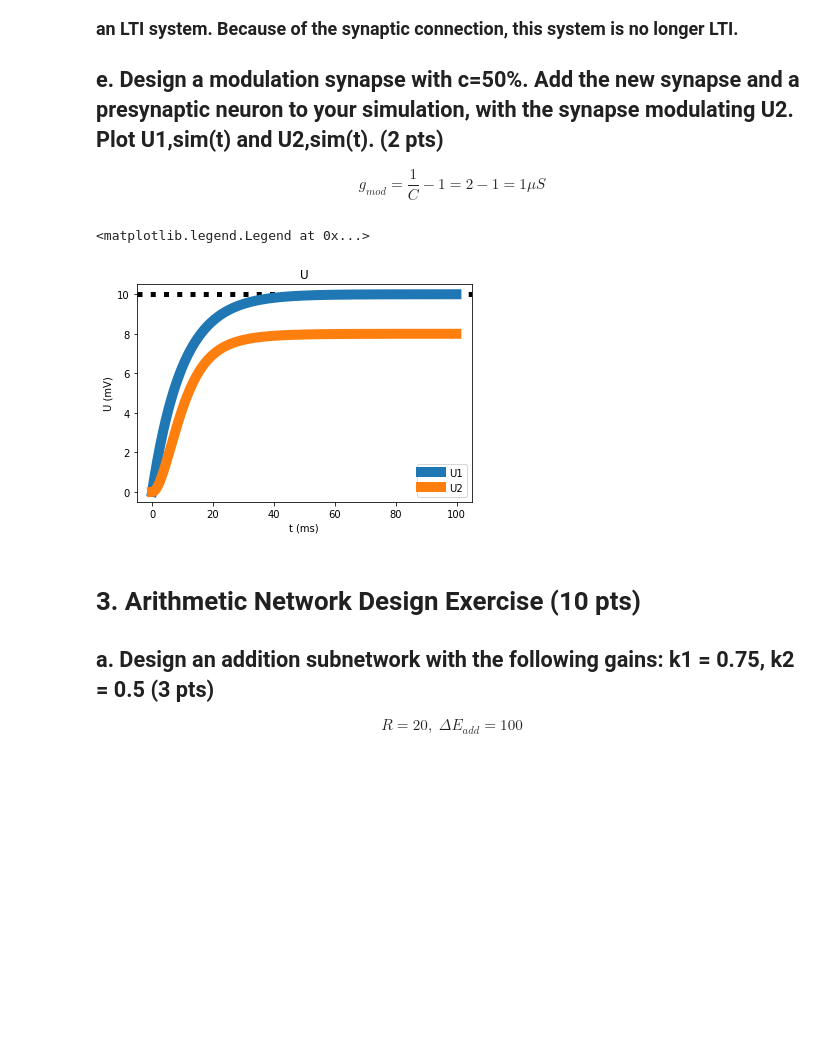
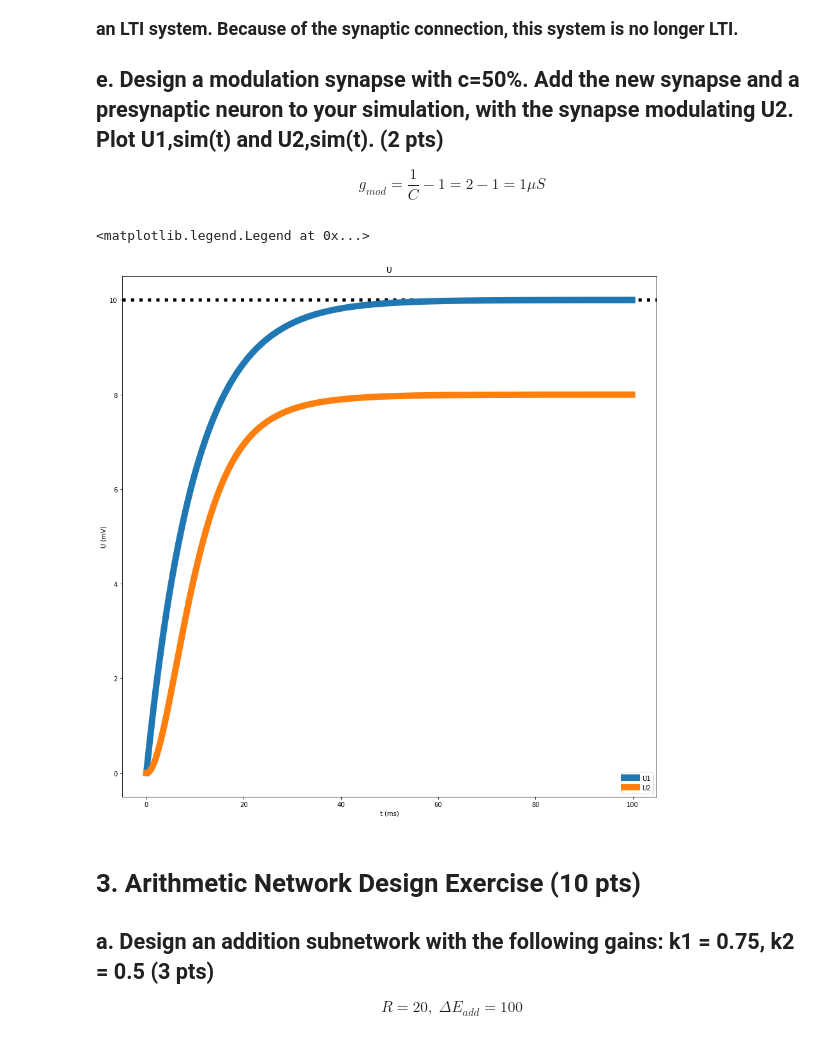
Before and after one commit to williamnourse/SNS-Course-Code-Spring-2021, a Jupyter notebook: HW 1 Solution.ipynb, the cells around one changed output. Cells and saved outputs as stored; diff of their text form; code cells hidden in the pictures; blank space fills up the shorter version.

```diff
--- a/HW 1 Solution.ipynb
+++ b/HW 1 Solution.ipynb
@@ -295,30 +295,30 @@ $$ g_{mod} = \frac{1}{C}-1 = 2 -1 = 1\mu S$$
 # %%
 gMod = 1
 delEmod = 0
 # Compute U(t) with simulation
 U1sim = np.zeros(np.size(t))
 U2sim = np.zeros(np.size(t))
 Umod = np.zeros(np.size(t))
 Imod = R
 Iapp = 10
 
 for i in range(1,numSteps):
     U1sim[i] = U1sim[i-1] + dt/Cm*(Iapp - Gm*U1sim[i-1])
     Umod[i] = Umod[i-1] + dt/Cm*(Imod - Gm*Umod[i-1])
     U2sim[i] = U2sim[i-1] + dt/Cm*(gSyn*min(max(U1sim[i-1]/R,0),1)*(delEsyn-U2sim[i-1]) + gMod*min(max(Umod[i-1]/R,0),1)*(delEmod-U2sim[i-1]) - Gm*U2sim[i-1])
 
 #plt.figure(figsize=(15,15))
-plt.figure()
+plt.figure(figsize=(15,15))
 plt.axhline(y=Iapp,linestyle=':',color='k',linewidth=5)
 plt.plot(t,U1sim,label='U1',linewidth=10)
 plt.plot(t,U2sim,label='U2',linewidth=10)
 plt.ylabel('U (mV)')
 plt.xlabel('t (ms)')
 plt.title('U')
 plt.legend()
 # %% [output]
 <matplotlib.legend.Legend at 0x...>
-[figure, old version]
+[figure, new version]
 # %% [markdown]
 # 3. Arithmetic Network Design Exercise (10 pts)
 ## a. Design an addition subnetwork with the following gains: k1 = 0.75, k2 = 0.5 (3 pts)
```
Also changed, not shown: parts of 10 cells of this notebook, 1 other file.
